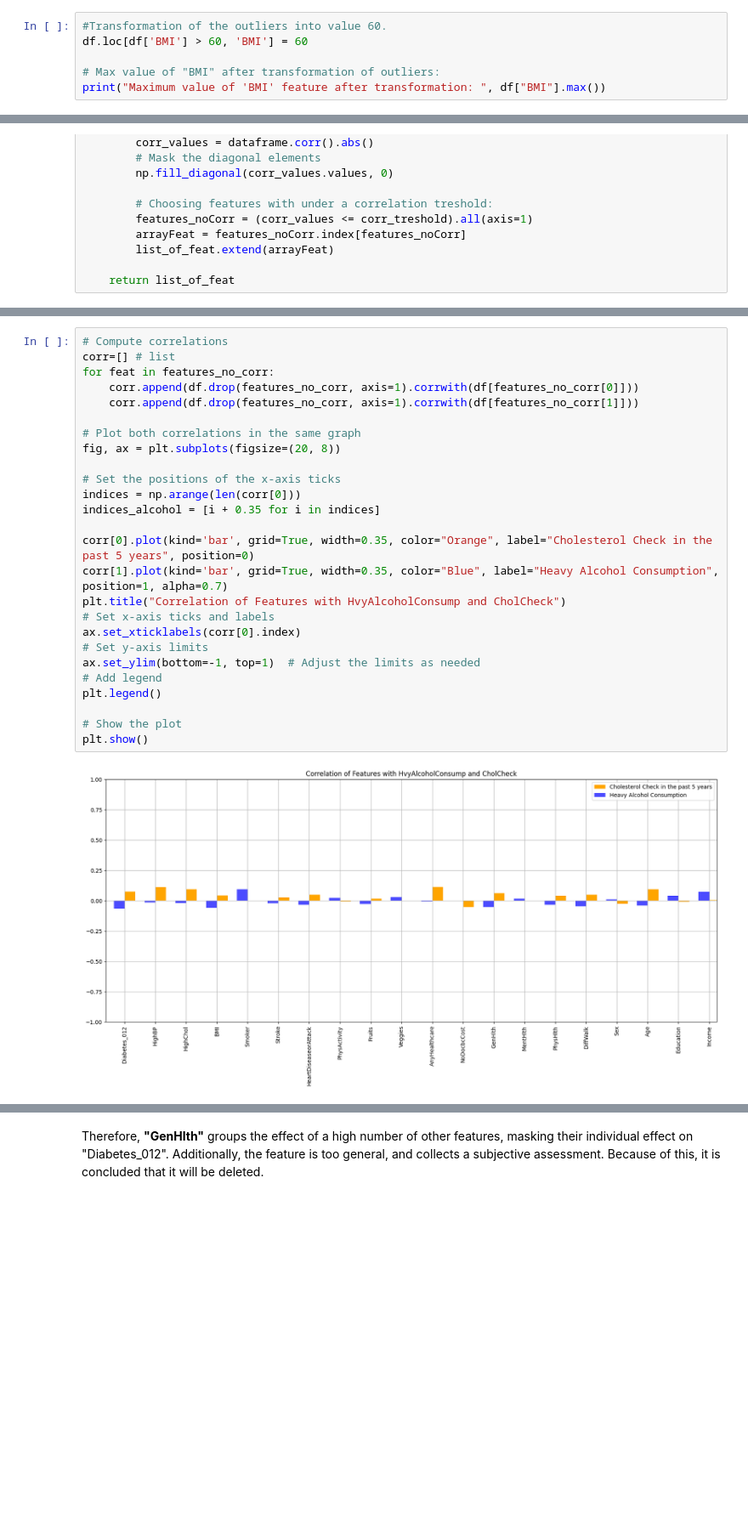
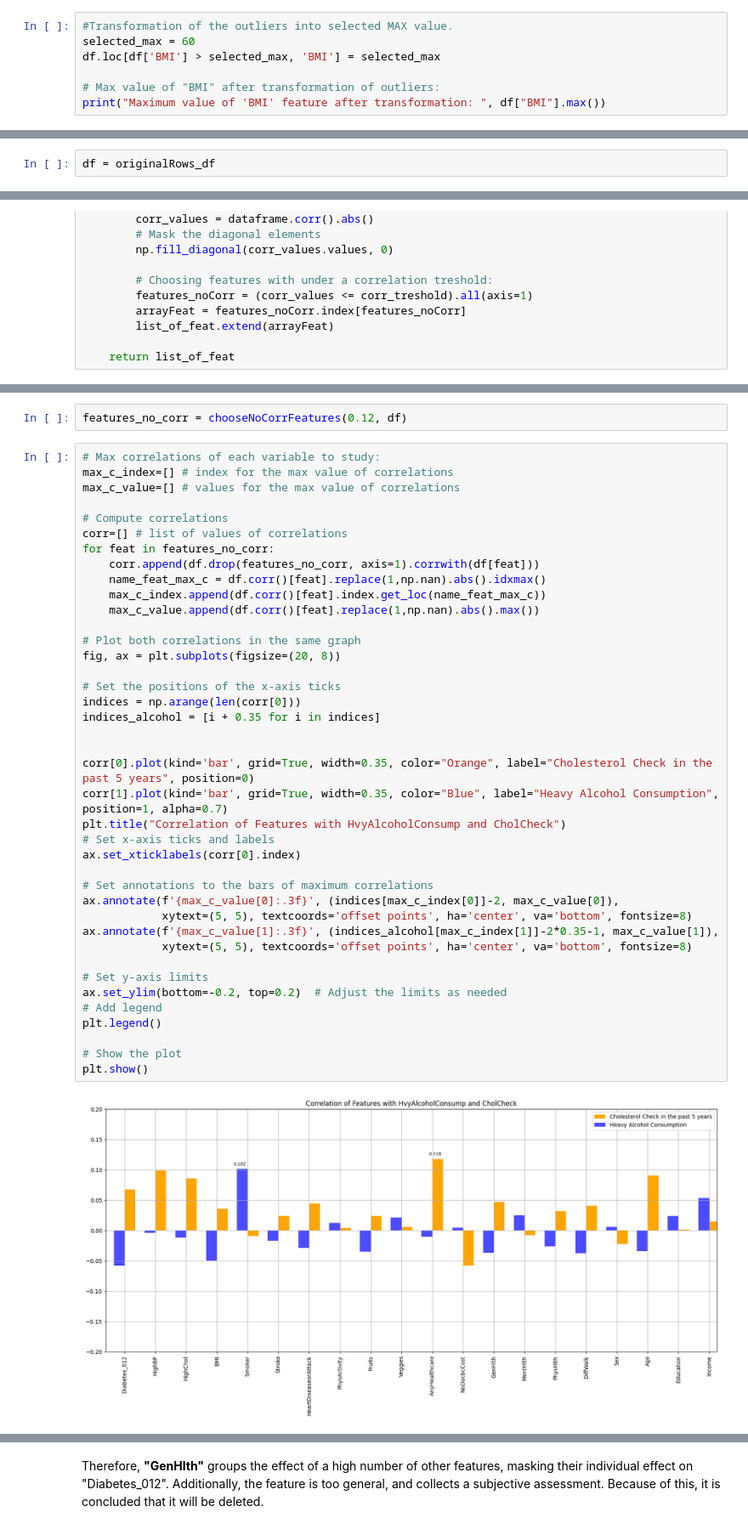
Before and after one commit to AliGarAlon/Diabetes_Project, a Jupyter notebook: diabetes_model.ipynb, the cells around one changed output, grey strips where cells are left out. Shown at 85% size. Cells and saved outputs as stored; diff of their text form; blank space fills up the shorter version.

```diff
--- a/diabetes_model.ipynb
+++ b/diabetes_model.ipynb
@@ -364,6 +385,7 @@ print(round(percentage_of_outliers, 2),"% of the total data are outliers regardi
 # %%
-#Transformation of the outliers into value 60.
-df.loc[df['BMI'] > 60, 'BMI'] = 60
+#Transformation of the outliers into selected MAX value.
+selected_max = 60
+df.loc[df['BMI'] > selected_max, 'BMI'] = selected_max
 
 # Max value of "BMI" after transformation of outliers:
 print("Maximum value of 'BMI' feature after transformation: ", df["BMI"].max())
@@ -520 +547,3 @@ After showing this graphs, it can be noted that most of the duplicated data to b
+# %%
+df = originalRows_df
 # %% [markdown]
@@ -585,28 +623,44 @@ features_no_corr
+# %%
+features_no_corr = chooseNoCorrFeatures(0.12, df)
 # %%
+# Max correlations of each variable to study:
+max_c_index=[] # index for the max value of correlations
+max_c_value=[] # values for the max value of correlations
+
 # Compute correlations
-corr=[] # list
+corr=[] # list of values of correlations
 for feat in features_no_corr:
-    corr.append(df.drop(features_no_corr, axis=1).corrwith(df[features_no_corr[0]]))
-    corr.append(df.drop(features_no_corr, axis=1).corrwith(df[features_no_corr[1]]))
+    corr.append(df.drop(features_no_corr, axis=1).corrwith(df[feat]))
+    name_feat_max_c = df.corr()[feat].replace(1,np.nan).abs().idxmax()
+    max_c_index.append(df.corr()[feat].index.get_loc(name_feat_max_c))
+    max_c_value.append(df.corr()[feat].replace(1,np.nan).abs().max())
 
 # Plot both correlations in the same graph
 fig, ax = plt.subplots(figsize=(20, 8))
 
 # Set the positions of the x-axis ticks
 indices = np.arange(len(corr[0]))
 indices_alcohol = [i + 0.35 for i in indices]
 
+
 corr[0].plot(kind='bar', grid=True, width=0.35, color="Orange", label="Cholesterol Check in the past 5 years", position=0)
 corr[1].plot(kind='bar', grid=True, width=0.35, color="Blue", label="Heavy Alcohol Consumption", position=1, alpha=0.7)
 plt.title("Correlation of Features with HvyAlcoholConsump and CholCheck")
 # Set x-axis ticks and labels
 ax.set_xticklabels(corr[0].index)
+
+# Set annotations to the bars of maximum correlations
+ax.annotate(f'{max_c_value[0]:.3f}', (indices[max_c_index[0]]-2, max_c_value[0]),
+            xytext=(5, 5), textcoords='offset points', ha='center', va='bottom', fontsize=8)
+ax.annotate(f'{max_c_value[1]:.3f}', (indices_alcohol[max_c_index[1]]-2*0.35-1, max_c_value[1]),
+            xytext=(5, 5), textcoords='offset points', ha='center', va='bottom', fontsize=8)
+
 # Set y-axis limits
-ax.set_ylim(bottom=-1, top=1)  # Adjust the limits as needed
+ax.set_ylim(bottom=-0.2, top=0.2)  # Adjust the limits as needed
 # Add legend
 plt.legend()
 
 # Show the plot
 plt.show()
 # %% [output]
-[figure, old version]
+[figure, new version]
```
Also changed, not shown: parts of 88 cells of this notebook.
